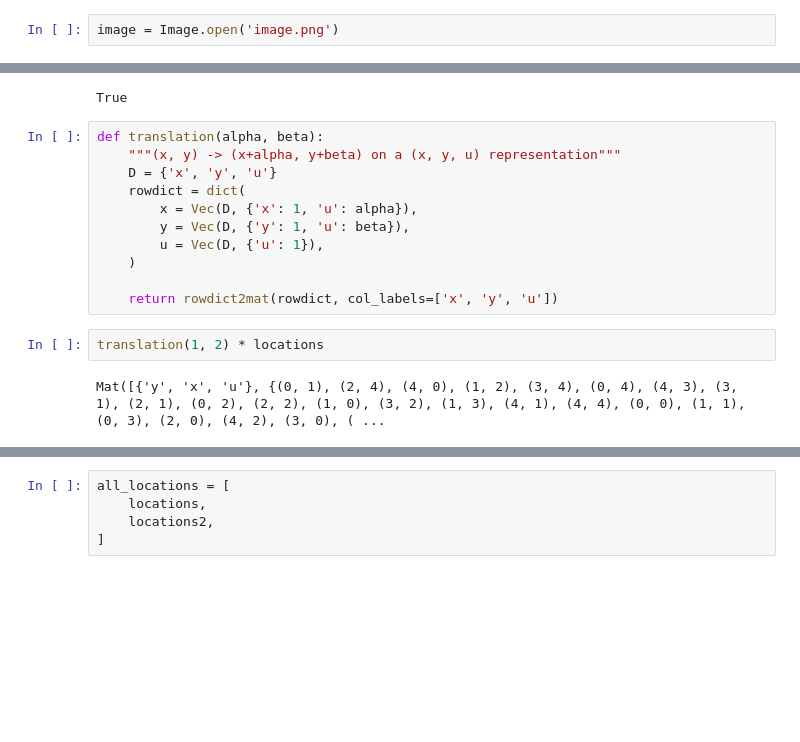
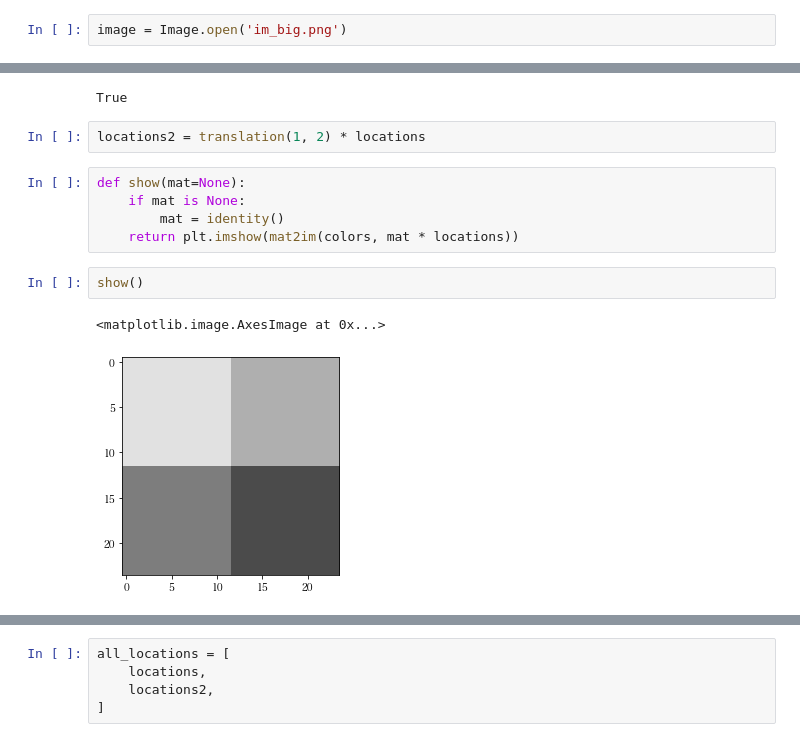
Before and after one commit to banbiossa/coding-the-matrix, a Jupyter notebook: notebooks/0.4_matrix.ipynb, the cells around one changed output, grey strips where cells are left out. Cells and saved outputs as stored; diff of their text form; blank space fills up the shorter version.

```diff
--- a/notebooks/0.4_matrix.ipynb
+++ b/notebooks/0.4_matrix.ipynb
@@ -67,5 +95,5 @@ it's loading as a 12*12 (or 13*13) data, so not complex stuff needed, just load
 # %%
-image = Image.open('image.png')
+image = Image.open('im_big.png')
 # %%
 image
 # %% [output]
@@ -107,18 +112,15 @@ im.shape
 identity() * locations == locations
 # %% [output]
 True
-# %%
-def translation(alpha, beta):
-    """(x, y) -> (x+alpha, y+beta) on a (x, y, u) representation"""
-    D = {'x', 'y', 'u'}
-    rowdict = dict(
-        x = Vec(D, {'x': 1, 'u': alpha}),
-        y = Vec(D, {'y': 1, 'u': beta}),
-        u = Vec(D, {'u': 1}),
-    )
-
-    return rowdict2mat(rowdict, col_labels=['x', 'y', 'u'])
 # %%
-translation(1, 2) * locations
+locations2 = translation(1, 2) * locations
-# %% [output]
-Mat([{'y', 'x', 'u'}, {(0, 1), (2, 4), (4, 0), (1, 2), (3, 4), (0, 4), (4, 3), (3, 1), (2, 1), (0, 2), (2, 2), (1, 0), (3, 2), (1, 3), (4, 1), (4, 4), (0, 0), (1, 1), (0, 3), (2, 0), (4, 2), (3, 0), ( ...
+# %%
+def show(mat=None):
+    if mat is None:
+        mat = identity()
+    return plt.imshow(mat2im(colors, mat * locations))
+# %%
+show()
+# %% [output]
+<matplotlib.image.AxesImage at 0x...>
+[figure, added]
```
Also changed, not shown: parts of 33 cells of this notebook, 3 other files.
